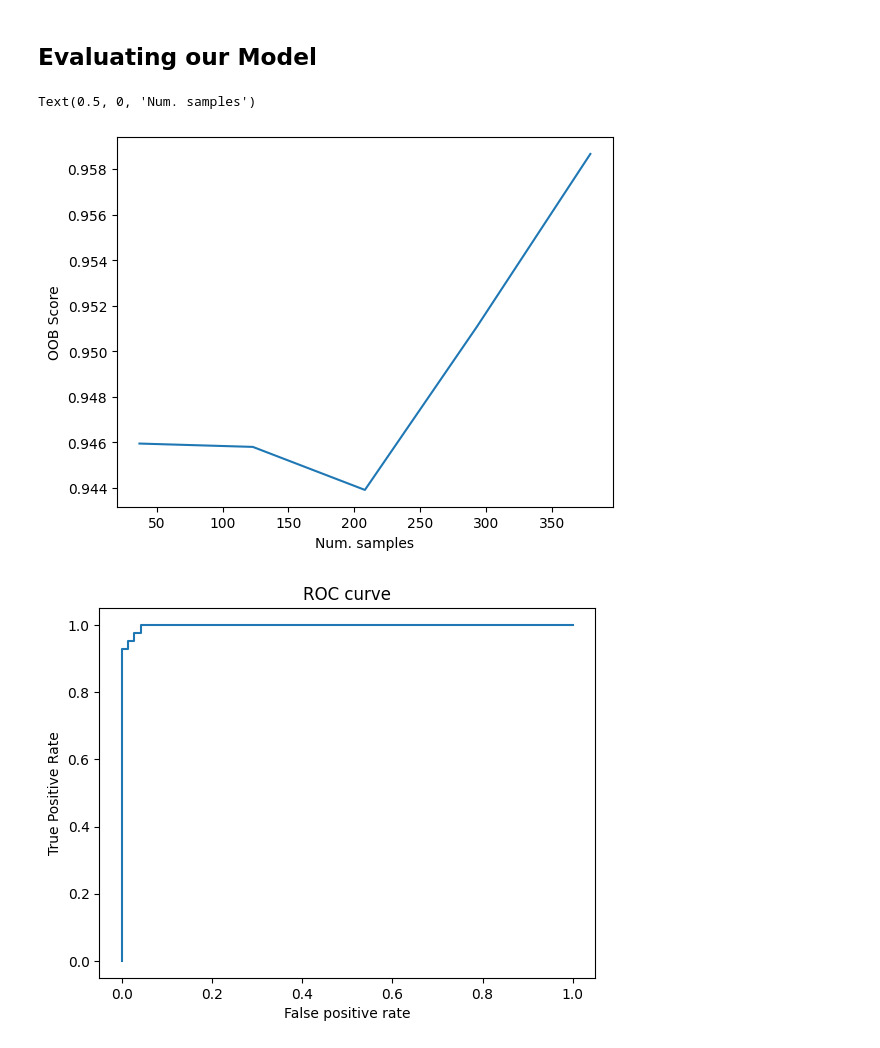
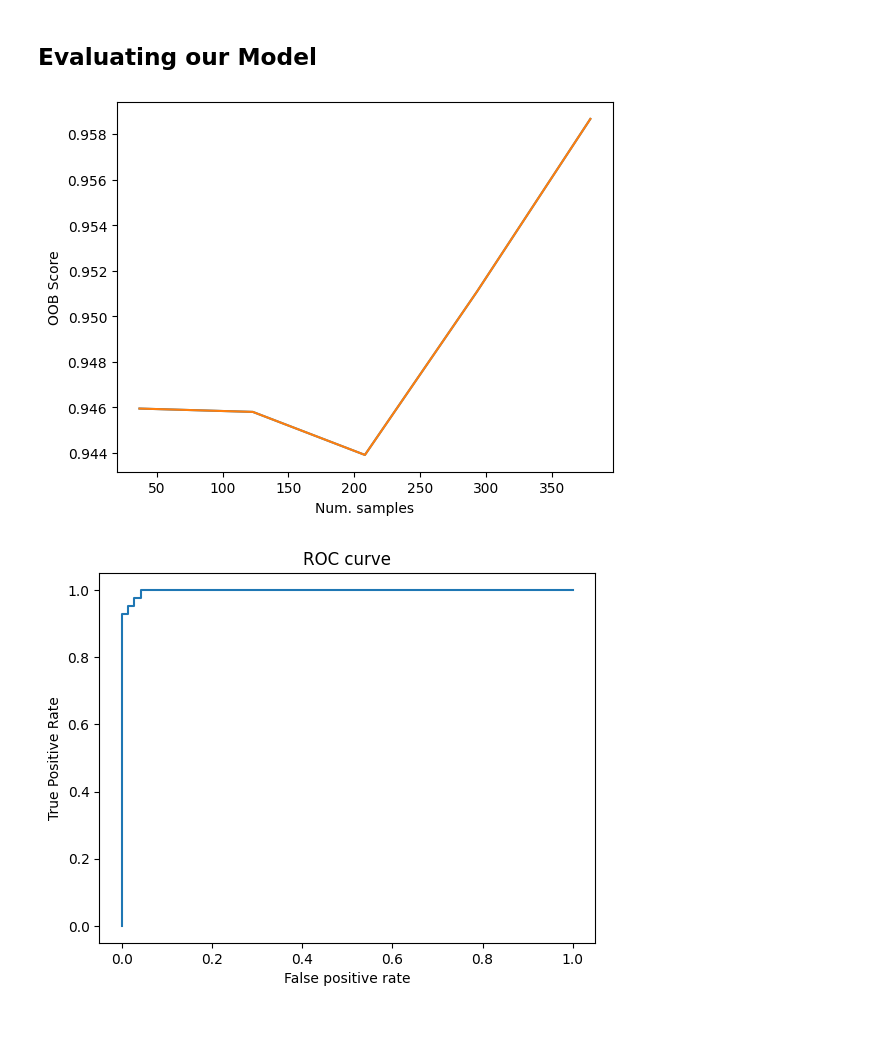
Before and after one commit to Berat03/ml_coursework, a Jupyter notebook: Random_Forest_2.ipynb, the cells around one changed output. Cells and saved outputs as stored; diff of their text form; code cells hidden in the pictures.

```diff
--- a/Random_Forest_2.ipynb
+++ b/Random_Forest_2.ipynb
@@ -206,24 +208,24 @@ OOB Score:0.9626373626373627
 # %%
 from sklearn.metrics import make_scorer
 scorer_oob = make_scorer(rfc_best.oob_score_)
 # why not work??
 train_sizes_abs_accuracy, train_accuracy, test_accuracy = learning_curve(rfc_best, feature_select, label, cv=3,random_state=3, scoring=lambda c,x,y: c.oob_score_)
 
-train_avg_accuracy, test_avg_accuracy, train_avg_error, test_avg_error = [], [], [], []
 
-# We don't include the training set results, as our model we use bootstrapping which is cause overfitting of the training set.
+train_avg_accuracy, test_avg_accuracy= [], []
 
 for i in range(len(train_sizes_abs_accuracy)):
     train_avg_accuracy.append(np.average(train_accuracy[i]))
     test_avg_accuracy.append(np.average(test_accuracy[i]))
 
-# Accuracy learning curve
+
+plt.plot(train_sizes_abs_accuracy, train_avg_accuracy)
 plt.plot(train_sizes_abs_accuracy, test_avg_accuracy)
 plt.ylabel('OOB Score')
 plt.xlabel('Num. samples')
+plt.savefig('learn_curve_rf')
 # %% [output]
-Text(0.5, 0, 'Num. samples')
-[figure, old version]
+[figure, new version]
 # %%
 y_real_pred = rfc_best.predict(x_test)
 auc = roc_auc_score(y_test, y_real_pred)
```
Also changed, not shown: parts of 4 cells of this notebook.
